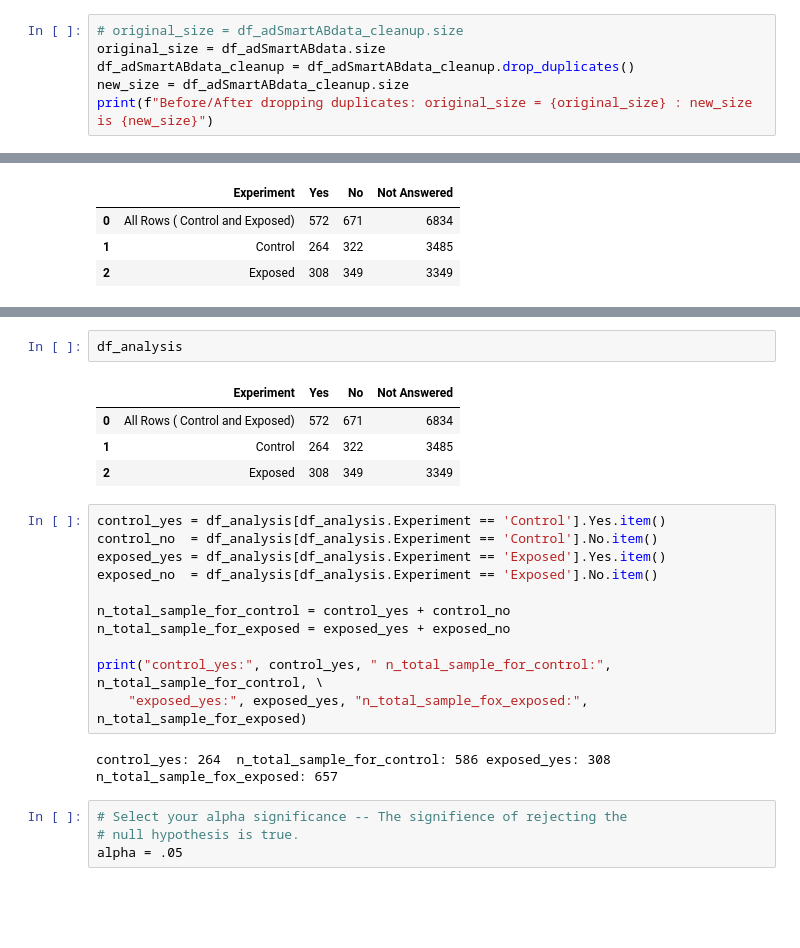
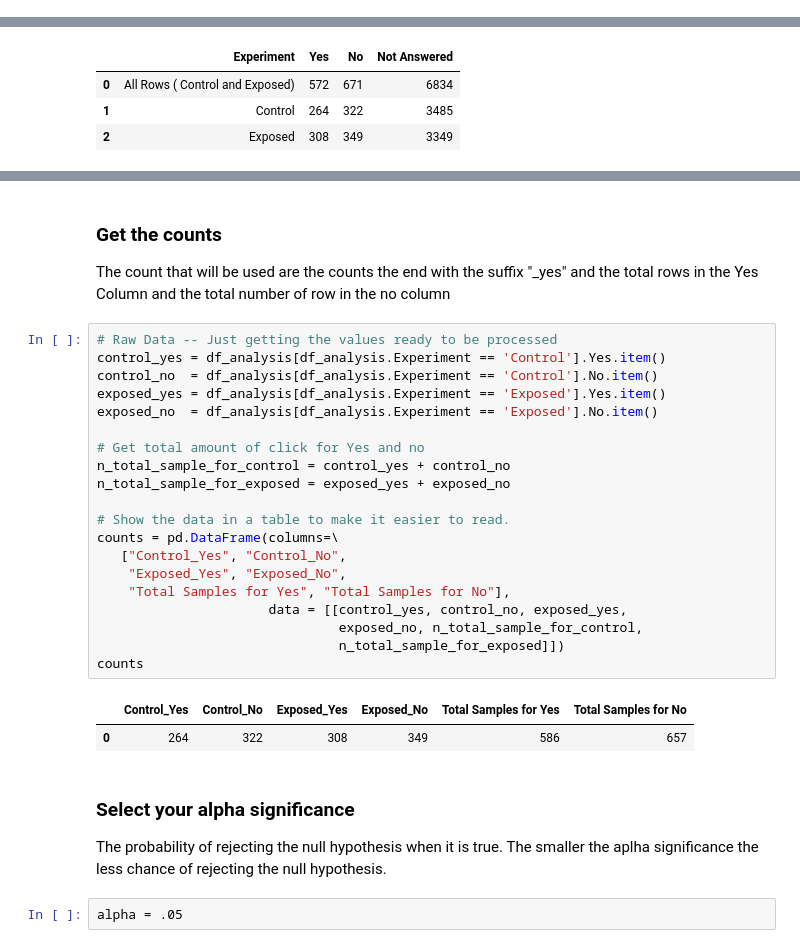
Before and after one commit to CharlesStockman/dataScience, a Jupyter notebook: magnimindAcademy/capstone/capstone.ipynb, the cells around one changed output, grey strips where cells are left out. Saved outputs shown, nothing was run; the diff lists cells and outputs as text; blank space fills up the shorter version.

```diff
--- a/magnimindAcademy/capstone/capstone.ipynb
+++ b/magnimindAcademy/capstone/capstone.ipynb
@@ -244,6 +232,0 @@ I also started wondering if the user could have put in two answers ( ex. one fro
-# %%
-# original_size = df_adSmartABdata_cleanup.size
-original_size = df_adSmartABdata.size
-df_adSmartABdata_cleanup = df_adSmartABdata_cleanup.drop_duplicates()
-new_size = df_adSmartABdata_cleanup.size
-print(f"Before/After dropping duplicates: original_size = {original_size} : new_size is {new_size}")
@@ -378,24 +383,34 @@ P(Experiment) = Click Y when Experiment = Exposed and Yes = 1 / count of Experim
-# %%
-df_analysis
-# %% [output]
-|  | Experiment | Yes | No | Not Answered |
-| 0 | All Rows ( Control and Exposed) | 572 | 671 | 6834 |
-| 1 | Control | 264 | 322 | 3485 |
-| 2 | Exposed | 308 | 349 | 3349 |
+# %% [markdown]
+### Get the counts
+
+The count that will be used are the counts the end with the suffix "_yes" and the total
+rows in the Yes Column and the total number of row in the no column
 # %%
+# Raw Data -- Just getting the values ready to be processed
 control_yes = df_analysis[df_analysis.Experiment == 'Control'].Yes.item()
 control_no  = df_analysis[df_analysis.Experiment == 'Control'].No.item()
 exposed_yes = df_analysis[df_analysis.Experiment == 'Exposed'].Yes.item()
 exposed_no  = df_analysis[df_analysis.Experiment == 'Exposed'].No.item()
 
+# Get total amount of click for Yes and no
 n_total_sample_for_control = control_yes + control_no
 n_total_sample_for_exposed = exposed_yes + exposed_no
 
-print("control_yes:", control_yes, " n_total_sample_for_control:", n_total_sample_for_control, \
-    "exposed_yes:", exposed_yes, "n_total_sample_fox_exposed:", n_total_sample_for_exposed)
+# Show the data in a table to make it easier to read.
+counts = pd.DataFrame(columns=\
+   ["Control_Yes", "Control_No",
+    "Exposed_Yes", "Exposed_No",
+    "Total Samples for Yes", "Total Samples for No"],
+                      data = [[control_yes, control_no, exposed_yes,
+                               exposed_no, n_total_sample_for_control,
+                               n_total_sample_for_exposed]])
+counts
 # %% [output]
-control_yes: 264  n_total_sample_for_control: 586 exposed_yes: 308 n_total_sample_fox_exposed: 657
+|  | Control_Yes | Control_No | Exposed_Yes | Exposed_No | Total Samples for Yes | Total Samples for No |
+| 0 | 264 | 322 | 308 | 349 | 586 | 657 |
+# %% [markdown]
+### Select your alpha significance
+
+The probability of rejecting the null hypothesis when it is true.  The smaller the aplha significance the less chance of rejecting the null hypothesis.
 # %%
-# Select your alpha significance -- The signifience of rejecting the
-# null hypothesis is true.
 alpha = .05
```
Also changed, not shown: parts of 60 cells of this notebook, 1 other file.
